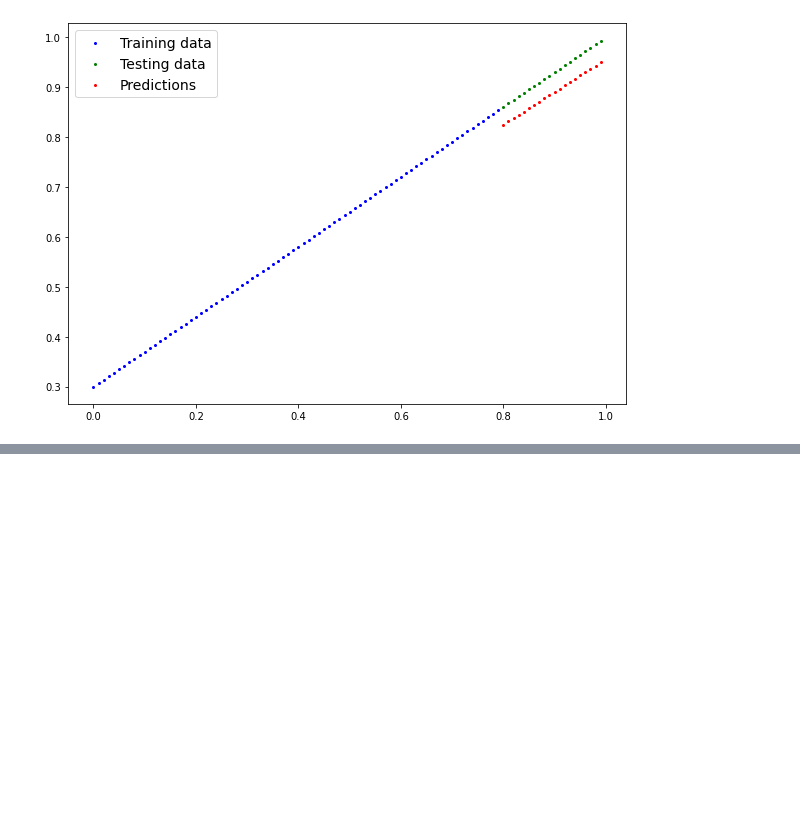
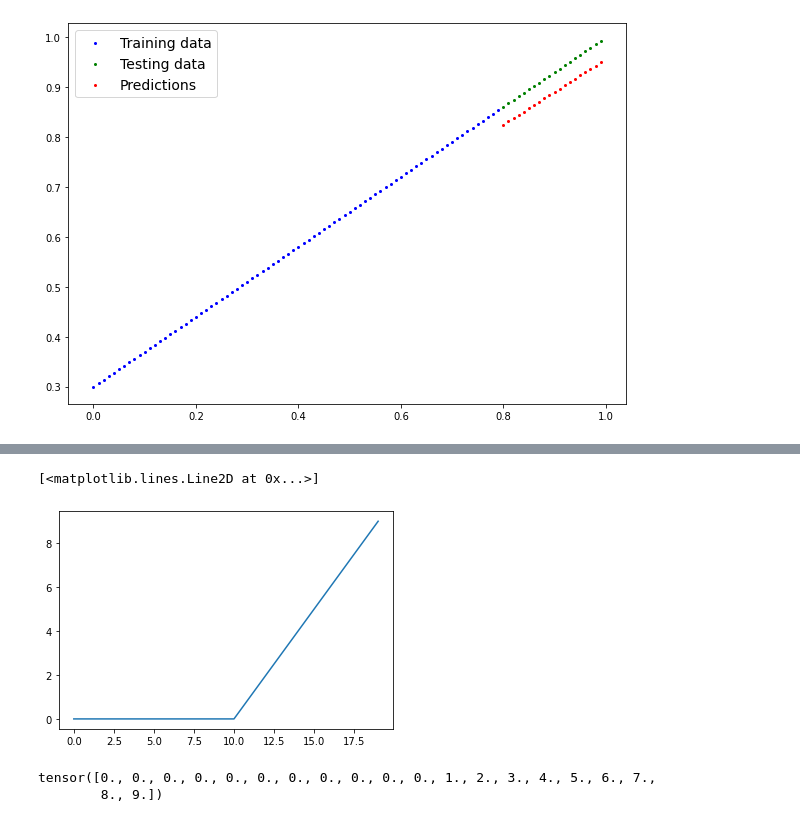
Before and after one commit to Kousher/Pytorch, a Jupyter notebook: 02_Pytorch_NN_Classification.ipynb, the cells around one changed output, grey strips where cells are left out. Cells and saved outputs as stored; diff of their text form; code cells hidden in the pictures; blank space fills up the shorter version.

```diff
--- a/02_Pytorch_NN_Classification.ipynb
+++ b/02_Pytorch_NN_Classification.ipynb
@@ -622,0 +785,15 @@ plot_predictions(train_data=X_train_regression.to(cpu_device),
+# %%
+plt.plot(torch.relu(A))
+# %% [output]
+[<matplotlib.lines.Line2D at 0x...>]
+[figure, added]
+# %%
+# Create ReLU function by hand
+def relu(x):
+  return torch.maximum(torch.tensor(0), x) # inputs must be tensors
+
+# Pass toy tensor through ReLU function
+relu(A)
+# %% [output]
+tensor([0., 0., 0., 0., 0., 0., 0., 0., 0., 0., 0., 1., 2., 3., 4., 5., 6., 7.,
+        8., 9.])
```
Also changed, not shown: parts of 18 cells of this notebook.
